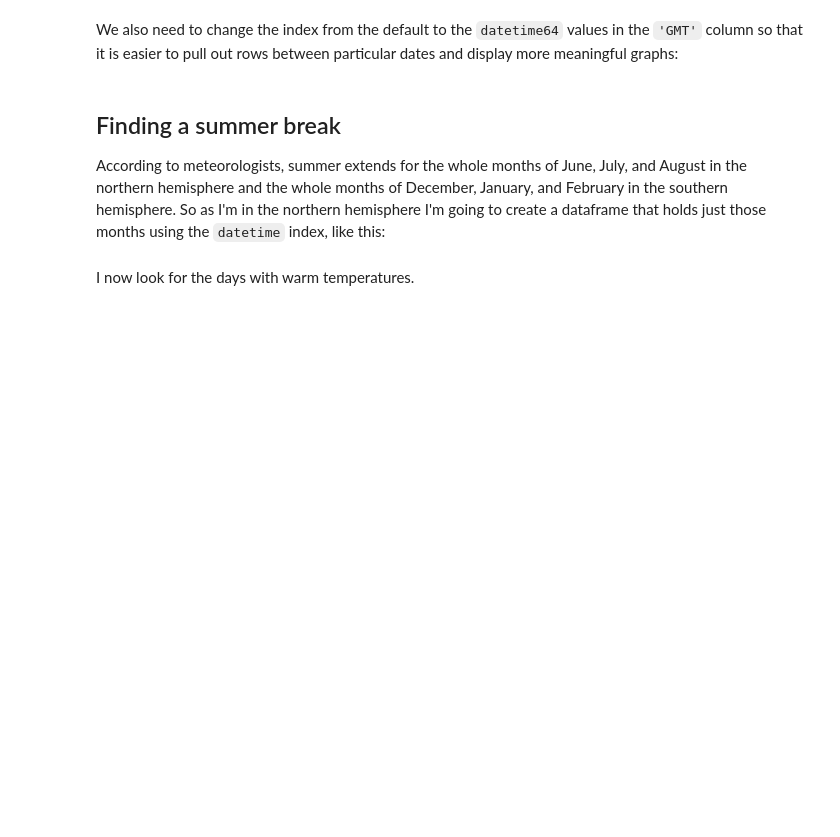
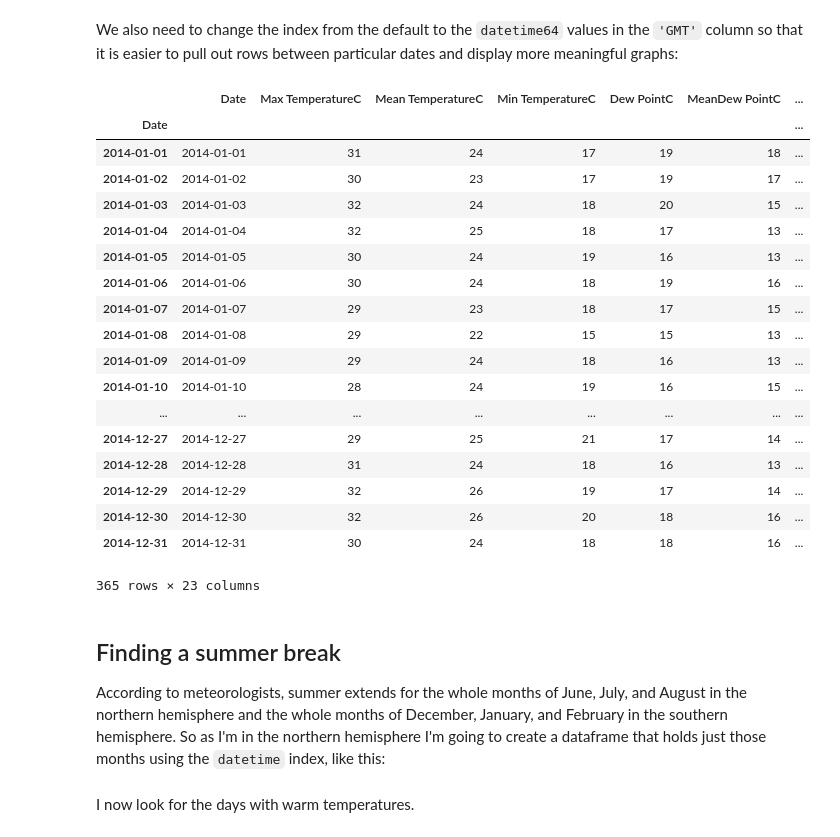
Before and after one commit to sreeramh4/dataScience, a Jupyter notebook: Project_2vacationWeather.ipynb, the cells around one changed output. Saved outputs shown, nothing was run; the diff lists cells and outputs as text; code cells hidden in the pictures; blank space fills up the shorter version.

```diff
--- a/Project_2vacationWeather.ipynb
+++ b/Project_2vacationWeather.ipynb
@@ -34,3 +71,6 @@ london = read_csv('London_2014.csv', skipinitialspace=True)
 First we need to clean up the data. I'm not going to make use of `'WindDirDegrees'` in my analysis, but you might in yours so we'll rename `'WindDirDegrees< br />'` to `'WindDirDegrees'`.
 # %%
 london = london.rename(columns={'WindDirDegrees<br />' : 'WindDirDegrees'})
+# %%
+brasilia = brasilia.rename(columns={'WindDirDegrees<br />' : 'WindDirDegrees'})
+brasilia.columns
@@ -38,3 +87,6 @@ london = london.rename(columns={'WindDirDegrees<br />' : 'WindDirDegrees'})
 remove the  `< br />`  html line breaks from the values in the `'WindDirDegrees'` column.
 # %%
 london['WindDirDegrees'] = london['WindDirDegrees'].str.rstrip('<br />')
+# %%
+brasilia['WindDirDegrees'] = brasilia['WindDirDegrees'].str.rstrip('<br />')
+brasilia['WindDirDegrees']
@@ -42,3 +112,6 @@ london['WindDirDegrees'] = london['WindDirDegrees'].str.rstrip('<br />')
 and change the values in the `'WindDirDegrees'` column to `float64`:
 # %%
 london['WindDirDegrees'] = london['WindDirDegrees'].astype('float64')
+# %%
+brasilia['WindDirDegrees'] = brasilia['WindDirDegrees'].astype('float64')
+brasilia['WindDirDegrees'].dtype
@@ -48,0 +130,3 @@ london['GMT'] = to_datetime(london['GMT'])
+# %%
+brasilia['Date'] = to_datetime(brasilia['Date'])
+brasilia.dtypes
@@ -50,6 +152,29 @@ london['GMT'] = to_datetime(london['GMT'])
 We also need to change the index from the default to the `datetime64` values in the `'GMT'` column so that it is easier to pull out rows between particular dates and display more meaningful graphs:
 # %%
 london.index = london['GMT']
+# %%
+brasilia.index = brasilia['Date']
+brasilia
+# %% [output]
+|  | Date | Max TemperatureC | Mean TemperatureC | Min TemperatureC | Dew PointC | MeanDew PointC | ... |
+| Date |  |  |  |  |  |  | ... |
+| 2014-01-01 | 2014-01-01 | 31 | 24 | 17 | 19 | 18 | ... |
+| 2014-01-02 | 2014-01-02 | 30 | 23 | 17 | 19 | 17 | ... |
+| 2014-01-03 | 2014-01-03 | 32 | 24 | 18 | 20 | 15 | ... |
+| 2014-01-04 | 2014-01-04 | 32 | 25 | 18 | 17 | 13 | ... |
+| 2014-01-05 | 2014-01-05 | 30 | 24 | 19 | 16 | 13 | ... |
+| 2014-01-06 | 2014-01-06 | 30 | 24 | 18 | 19 | 16 | ... |
+| 2014-01-07 | 2014-01-07 | 29 | 23 | 18 | 17 | 15 | ... |
+| 2014-01-08 | 2014-01-08 | 29 | 22 | 15 | 15 | 13 | ... |
+| 2014-01-09 | 2014-01-09 | 29 | 24 | 18 | 16 | 13 | ... |
+| 2014-01-10 | 2014-01-10 | 28 | 24 | 19 | 16 | 15 | ... |
+| ... | ... | ... | ... | ... | ... | ... | ... |
+| 2014-12-27 | 2014-12-27 | 29 | 25 | 21 | 17 | 14 | ... |
+| 2014-12-28 | 2014-12-28 | 31 | 24 | 18 | 16 | 13 | ... |
+| 2014-12-29 | 2014-12-29 | 32 | 26 | 19 | 17 | 14 | ... |
+| 2014-12-30 | 2014-12-30 | 32 | 26 | 20 | 18 | 16 | ... |
+| 2014-12-31 | 2014-12-31 | 30 | 24 | 18 | 18 | 16 | ... |
+365 rows × 23 columns
 # %% [markdown]
 ## Finding a summer break
 
```
Also changed, not shown: parts of 11 cells of this notebook.
